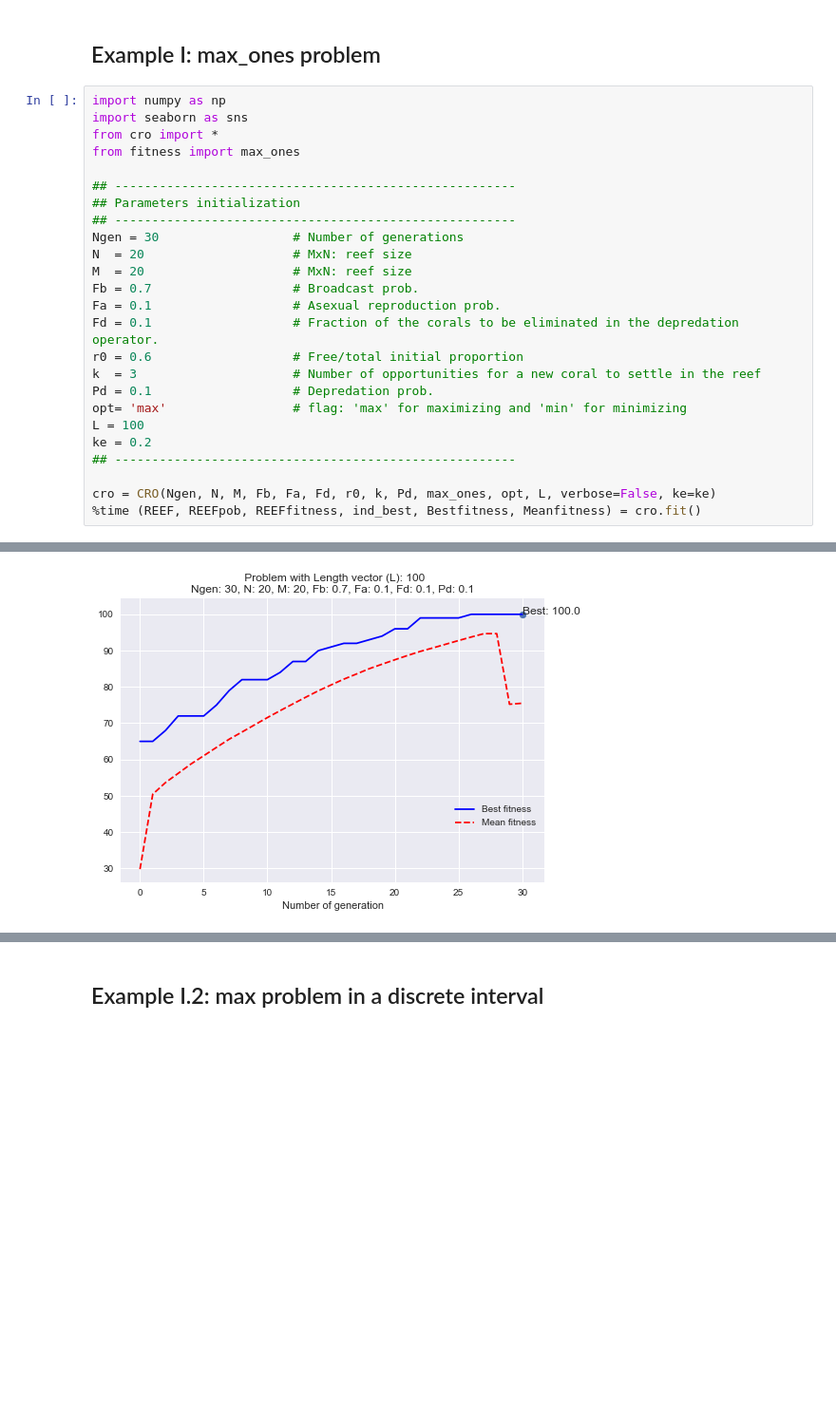
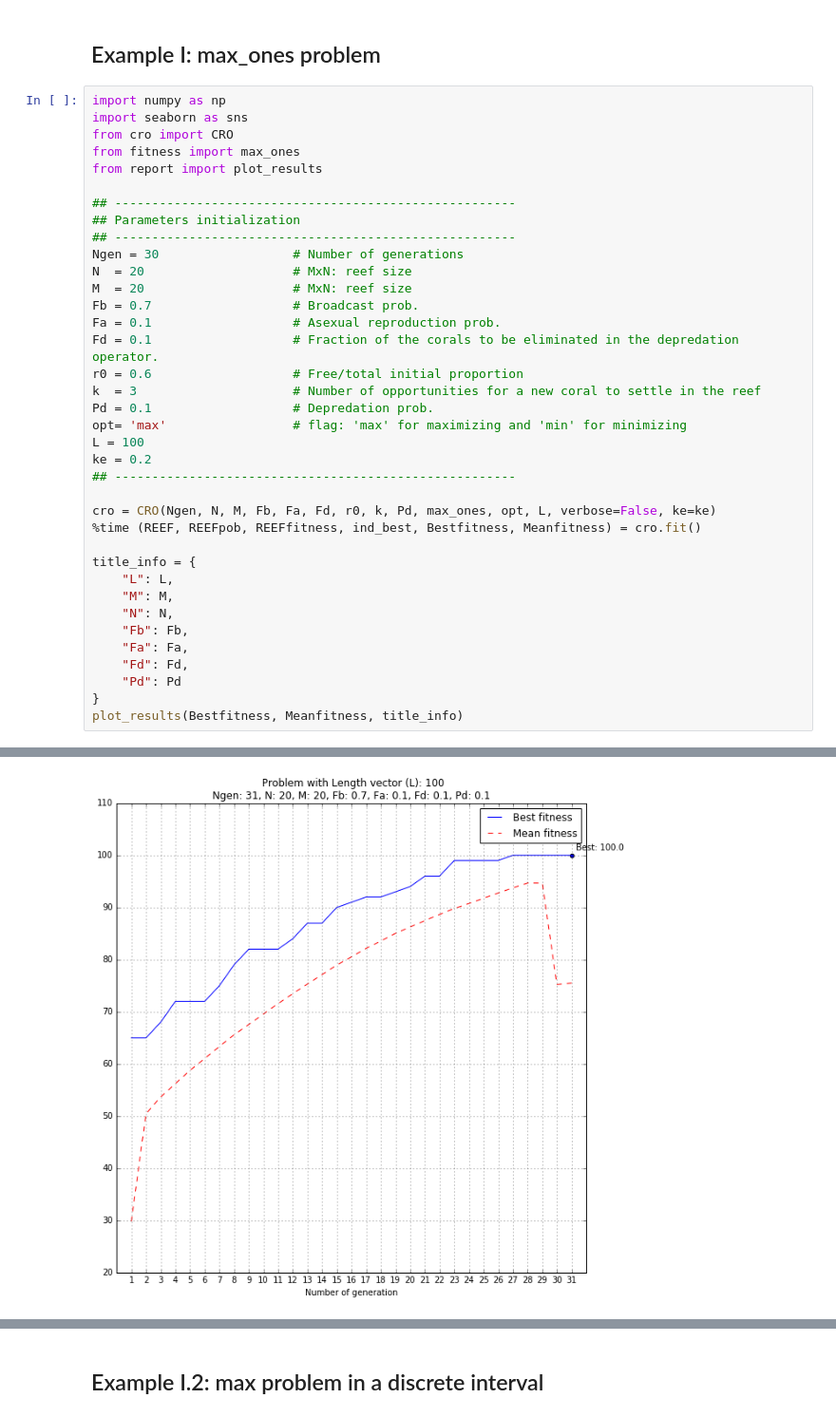
Before and after one commit to VictorPelaez/coral-reef-optimization-algorithm, a Jupyter notebook: cro/test.ipynb, the cells around one changed output, grey strips where cells are left out. Shown at 95% size. Drawn from its saved outputs; the diff is of its cells as text; blank space fills up the shorter version.

```diff
--- a/cro/test.ipynb
+++ b/cro/test.ipynb
@@ -5,8 +5,9 @@
 # %%
 import numpy as np
 import seaborn as sns
-from cro import *
+from cro import CRO
 from fitness import max_ones
+from report import plot_results
 
 ## ------------------------------------------------------
 ## Parameters initialization
@@ -27,4 +28,15 @@ ke = 0.2
 
 cro = CRO(Ngen, N, M, Fb, Fa, Fd, r0, k, Pd, max_ones, opt, L, verbose=False, ke=ke)
 %time (REEF, REEFpob, REEFfitness, ind_best, Bestfitness, Meanfitness) = cro.fit()
+
+title_info = {
+    "L": L,
+    "M": M,
+    "N": N,
+    "Fb": Fb,
+    "Fa": Fa,
+    "Fd": Fd,
+    "Pd": Pd
+}
+plot_results(Bestfitness, Meanfitness, title_info)
 # %% [output]
@@ -32 +52 @@ cro = CRO(Ngen, N, M, Fb, Fa, Fd, r0, k, Pd, max_ones, opt, L, verbose=False, ke
-[figure, old version]
+[figure, new version]
```
Also changed, not shown: parts of 4 cells of this notebook.
